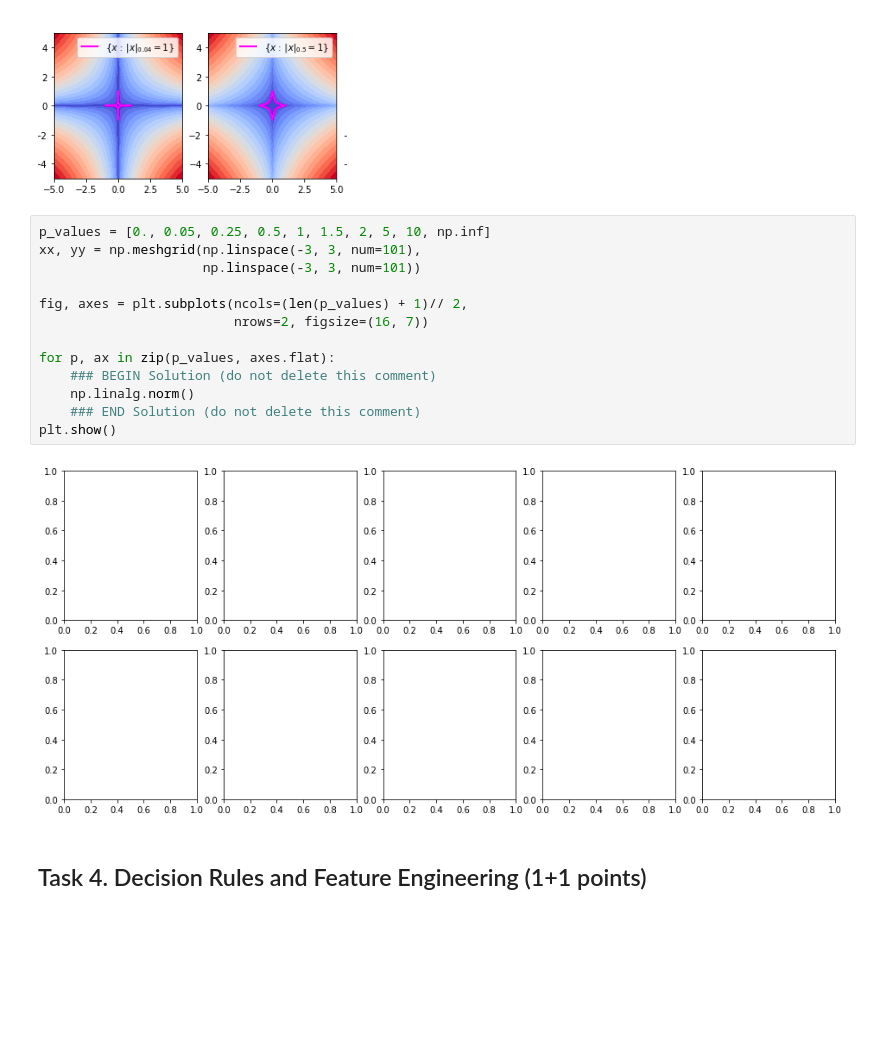
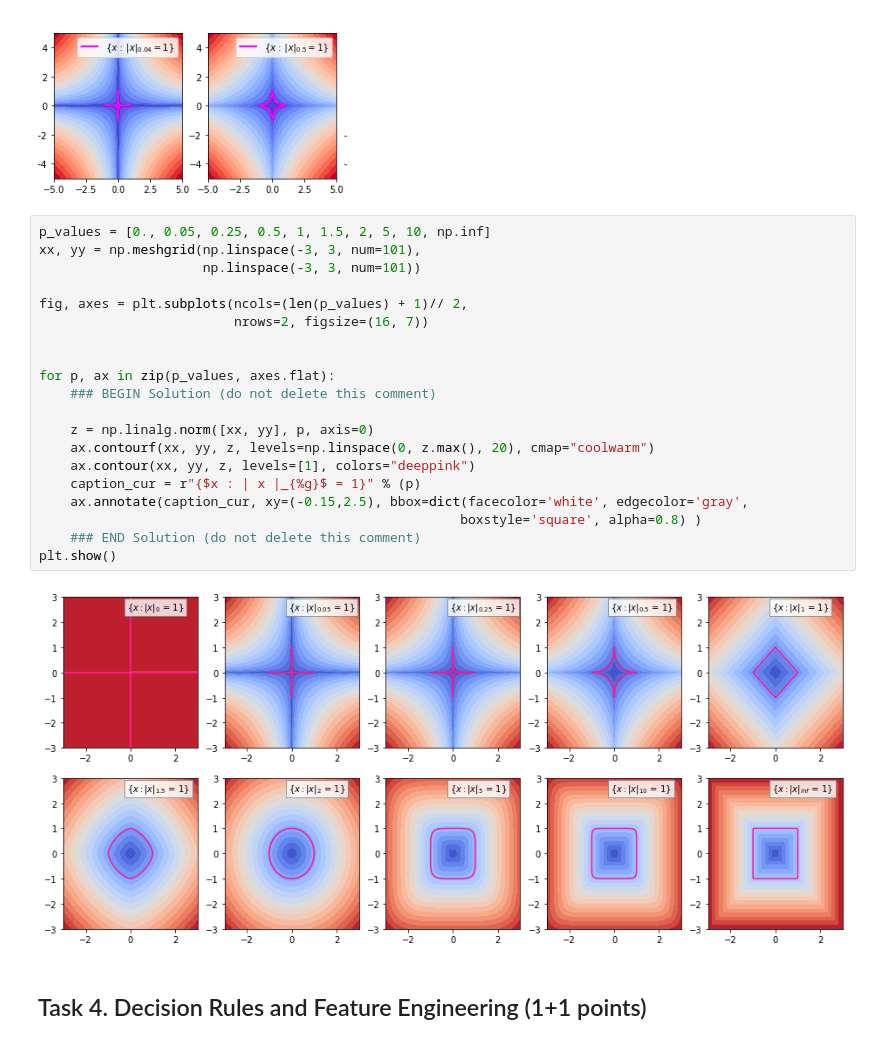
Before and after one commit to purphy42/ML_2023, a Jupyter notebook: HW_1.ipynb, the cells around one changed output. Saved outputs shown, nothing was run; the diff lists cells and outputs as text; blank space fills up the shorter version.

```diff
--- a/HW_1.ipynb
+++ b/HW_1.ipynb
@@ -177,18 +177,25 @@ Try to produce a plot that **looks like the one below**:
 # %%
 p_values = [0., 0.05, 0.25, 0.5, 1, 1.5, 2, 5, 10, np.inf]
 xx, yy = np.meshgrid(np.linspace(-3, 3, num=101),
                      np.linspace(-3, 3, num=101))
 
 fig, axes = plt.subplots(ncols=(len(p_values) + 1)// 2,
                          nrows=2, figsize=(16, 7))
 
+
 for p, ax in zip(p_values, axes.flat):
     ### BEGIN Solution (do not delete this comment)
-    np.linalg.norm()
+
+    z = np.linalg.norm([xx, yy], p, axis=0)
+    ax.contourf(xx, yy, z, levels=np.linspace(0, z.max(), 20), cmap="coolwarm")
+    ax.contour(xx, yy, z, levels=[1], colors="deeppink")
+    caption_cur = r"{$x : | x |_{%g}$ = 1}" % (p)
+    ax.annotate(caption_cur, xy=(-0.15,2.5), bbox=dict(facecolor='white', edgecolor='gray',
+                                                      boxstyle='square', alpha=0.8) )
     ### END Solution (do not delete this comment)
 plt.show()
 # %% [output]
-[figure, old version]
+[figure, new version]
 # %% [markdown]
 ## Task 4. Decision Rules and Feature Engineering (1+1 points)
 # %% [markdown]
```
Also changed, not shown: parts of 5 cells of this notebook.
